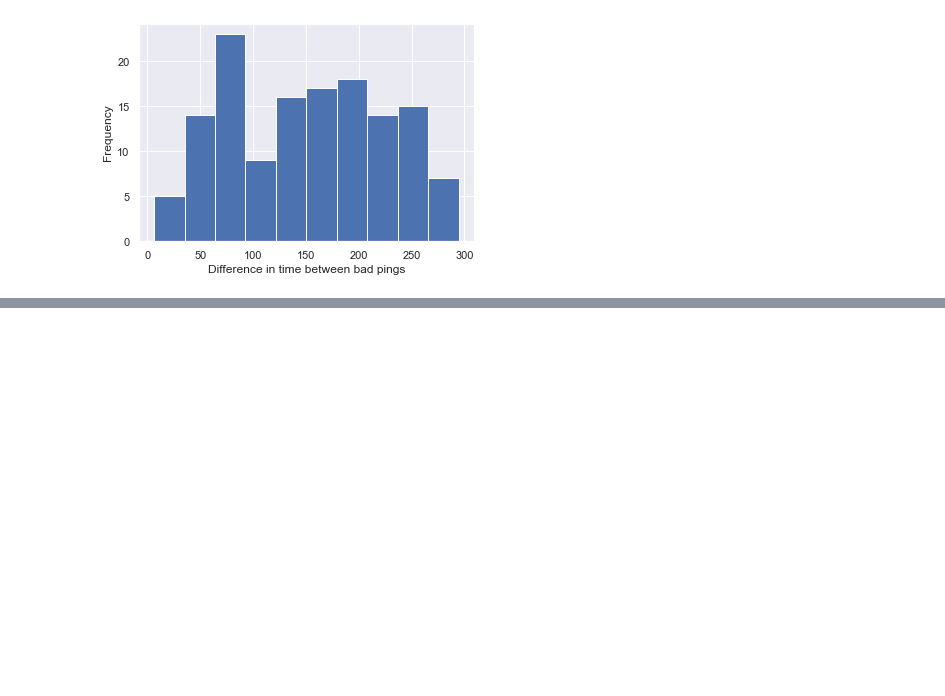
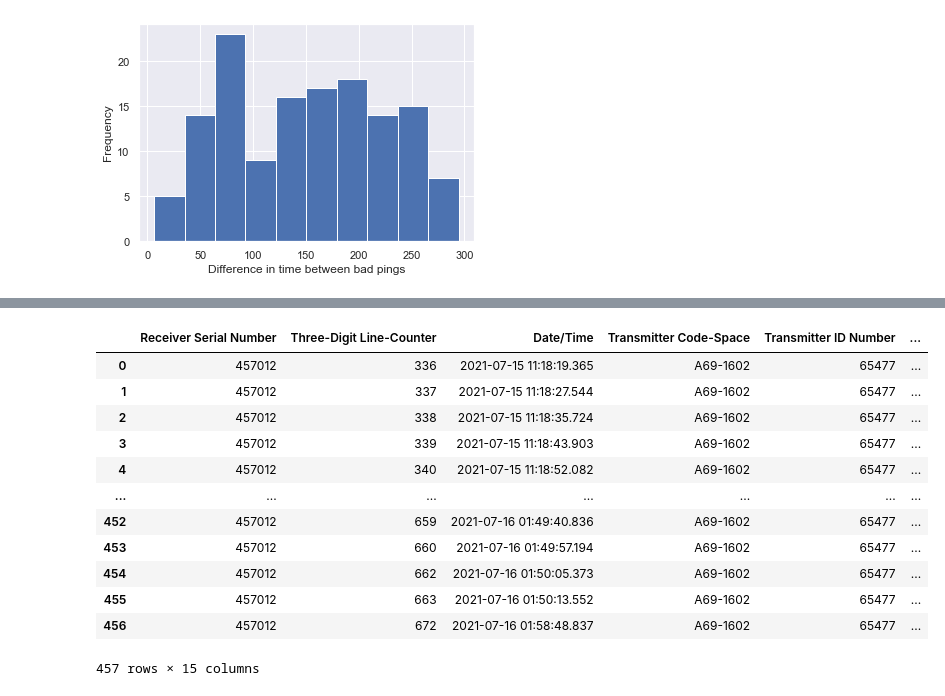
Before and after one commit to lauren-west/icex-lair-2021, a Jupyter notebook: vemco_data_post_processing_visualization.ipynb, the cells around one changed output, grey strips where cells are left out. Cells and saved outputs as stored; diff of their text form; code cells hidden in the pictures; blank space fills up the shorter version.

```diff
--- a/vemco_data_post_processing_visualization.ipynb
+++ b/vemco_data_post_processing_visualization.ipynb
@@ -1288,0 +1320,20 @@ plt.show()
+# %%
+df = pd.read_csv("test_thing.csv")
+# %%
+df["Predicted Distance (m)"]  = [i for i in range(457)]
+# %%
+df
+# %% [output]
+|  | Receiver Serial Number | Three-Digit Line-Counter | Date/Time | Transmitter Code-Space | Transmitter ID Number | ... |
+| 0 | 457012 | 336 | 2021-07-15 11:18:19.365 | A69-1602 | 65477 | ... |
+| 1 | 457012 | 337 | 2021-07-15 11:18:27.544 | A69-1602 | 65477 | ... |
+| 2 | 457012 | 338 | 2021-07-15 11:18:35.724 | A69-1602 | 65477 | ... |
+| 3 | 457012 | 339 | 2021-07-15 11:18:43.903 | A69-1602 | 65477 | ... |
+| 4 | 457012 | 340 | 2021-07-15 11:18:52.082 | A69-1602 | 65477 | ... |
+| ... | ... | ... | ... | ... | ... | ... |
+| 452 | 457012 | 659 | 2021-07-16 01:49:40.836 | A69-1602 | 65477 | ... |
+| 453 | 457012 | 660 | 2021-07-16 01:49:57.194 | A69-1602 | 65477 | ... |
+| 454 | 457012 | 662 | 2021-07-16 01:50:05.373 | A69-1602 | 65477 | ... |
+| 455 | 457012 | 663 | 2021-07-16 01:50:13.552 | A69-1602 | 65477 | ... |
+| 456 | 457012 | 672 | 2021-07-16 01:58:48.837 | A69-1602 | 65477 | ... |
+457 rows × 15 columns
```
Also changed, not shown: parts of 3 cells of this notebook, 3 other files.
